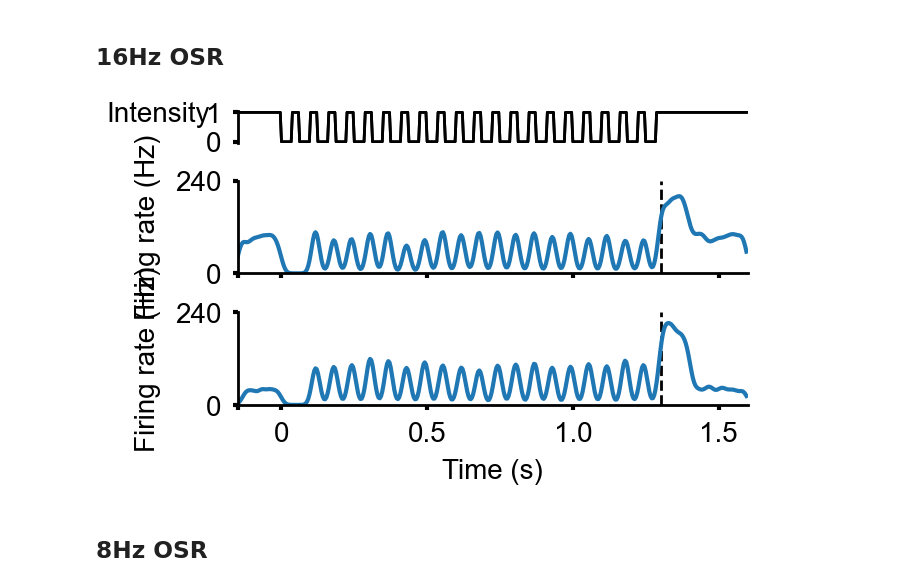
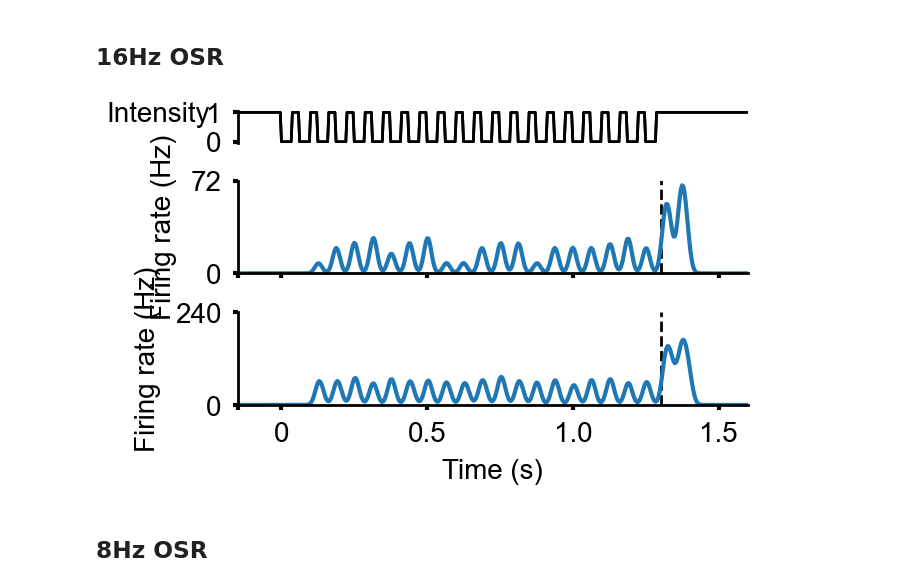
Before and after one commit to webstorms/RetinalModel, a Jupyter notebook: notebooks/Supp Fig 8 & 9 & 10 - OSR.ipynb, the cells around one changed output. Cells and saved outputs as stored; diff of their text form; code cells hidden in the pictures.

```diff
--- a/notebooks/Supp Fig 8 & 9 & 10 - OSR.ipynb
+++ b/notebooks/Supp Fig 8 & 9 & 10 - OSR.ipynb
@@ -67,18 +67,18 @@ ors_query_16hz = analysis.OSRQuery(root, start_ms=150, duration_ms=1300, end_ms=
 # %%
 fig = plt.figure(constrained_layout=True, figsize=(1.3*5, 1.3*3))
 spec = gridspec.GridSpec(nrows=3, ncols=1, height_ratios=[0.35, 1, 1], hspace=0.1, figure=fig)
 intesity_ax = fig.add_subplot(spec[0])
 firing1_ax = fig.add_subplot(spec[1])
 firing2_ax = fig.add_subplot(spec[2])
 
 d=44-15+9+1
-plot_osr(ors_query_16hz, intesity_ax, 1, ors_query_16hz.OSR_idx[0], d, firing1_ax)
+plot_osr(ors_query_16hz, intesity_ax, 0.3, 21, d, firing1_ax)
 firing1_ax.set_xlabel(None)
 firing1_ax.set_xticklabels([])
-plot_osr(ors_query_16hz, intesity_ax, 1, ors_query_16hz.OSR_idx[1], d, firing2_ax)
+plot_osr(ors_query_16hz, intesity_ax, 1, 58, d, firing2_ax)
 plt.savefig(f"{root}/figures/supp/16hz.svg", format="svg", transparent=False, bbox_inches="tight")
 # %% [output]
-[figure, old version]
+[figure, new version]
 # %% [markdown]
 ## 8Hz OSR
 # %%
```
Also changed, not shown: parts of 3 cells of this notebook, 1 other file.
